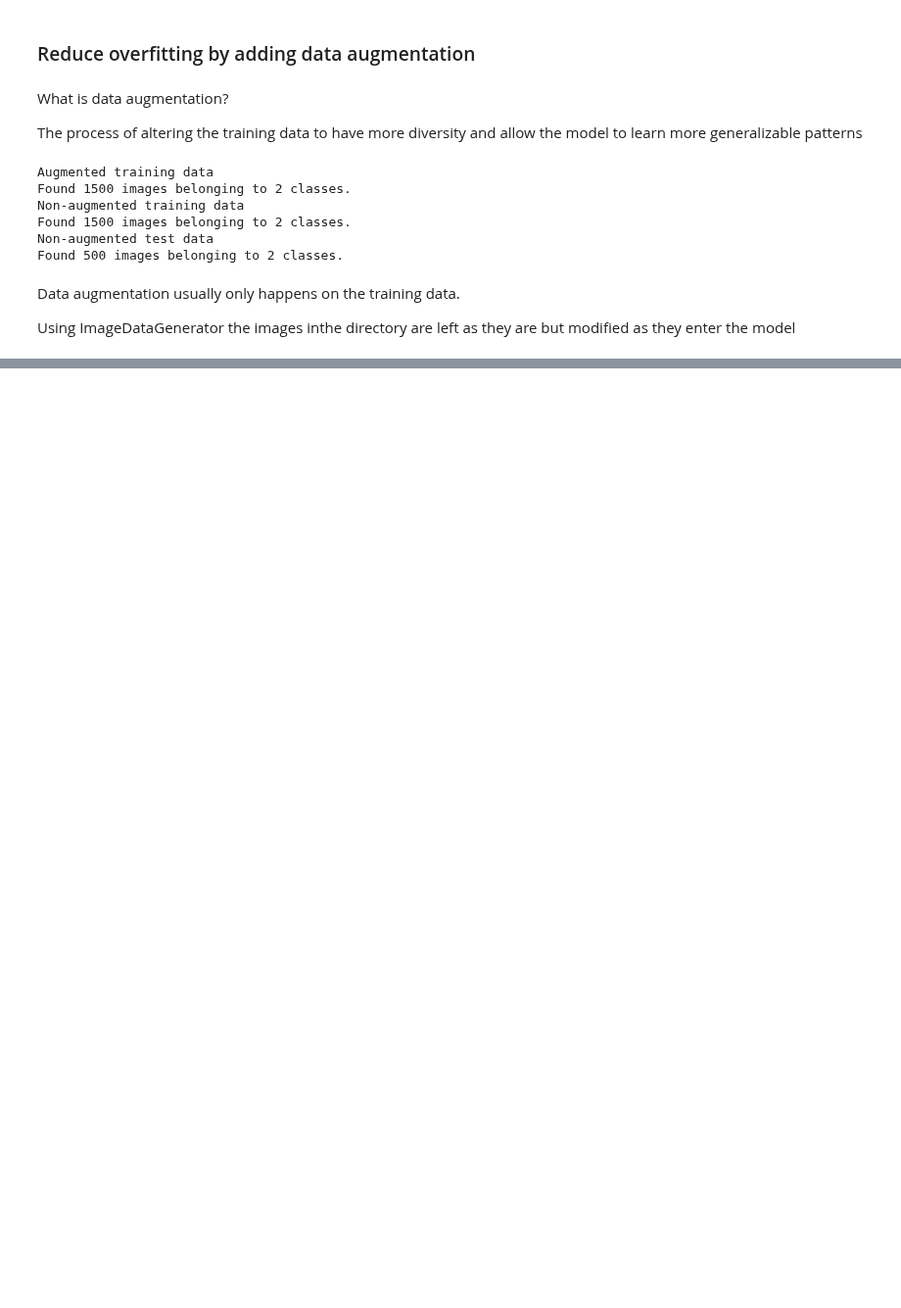
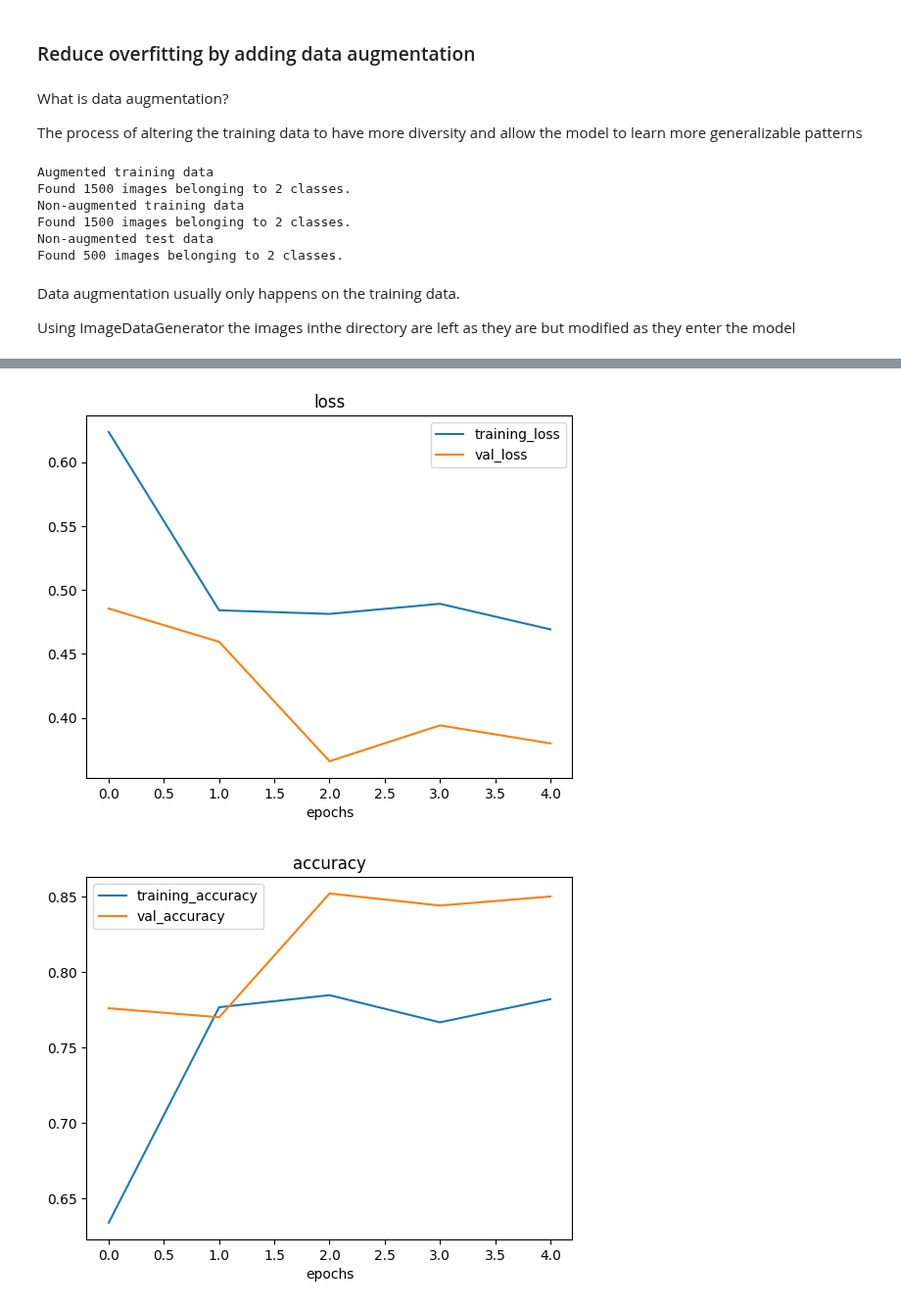
Before and after one commit to kacper-dobrow/tensorflow-course, a Jupyter notebook: 03_introduction_to_CNN_and_computer_vision.ipynb, the cells around one changed output, grey strips where cells are left out. Shown at 98% size. Drawn from its saved outputs; the diff is of its cells as text; code cells hidden in the pictures; blank space fills up the shorter version.

```diff
--- a/03_introduction_to_CNN_and_computer_vision.ipynb
+++ b/03_introduction_to_CNN_and_computer_vision.ipynb
@@ -684,0 +760,6 @@ NameError: ignored
+# %%
+# Import data and augment it from training directory
+print('Augmented training data')
+train_data_augmented_shuffled = train_datagen_augmented.flow_from_directory(train_dir,
+                                                                   target_size = (224, 224),
+                                                                   class_mode = 'binary')
@@ -684,0 +769,22 @@ NameError: ignored
+# %%
+# Build the same model as model_6 but train it on shuffled data
+model_7 = Sequential([
+    Conv2D(10, 3, activation = 'relu', input_shape = (224, 224, 3)),
+    MaxPool2D(pool_size = 2), # choose the max pixel out of a (2, 2) kernel
+    Conv2D(10, 3, activation = 'relu'),
+    MaxPool2D(2), # the first argument is the pool_size. The default is 2 so it is optional
+    Conv2D(10, 3, activation = 'relu'),
+    MaxPool2D(),
+    Flatten(),
+    Dense(1, activation = 'sigmoid') # binary classification
+])
+# %%
+# Compile the model
+model_7.compile(Adam(), 'binary_crossentropy', 'accuracy')
+# %%
+# Fit the model
+history_7 = model_7.fit(train_data_augmented_shuffled,
+                        epochs = 5,
+                        steps_per_epoch = len(train_data_augmented_shuffled),
+                        validation_data = test_data,
+                        validation_steps = len(test_data))
@@ -684,0 +802,6 @@ NameError: ignored
+# %%
+# plot the loss curves
+plot_loss_curves(history_7)
+# %% [output]
+[figure, added]
+[figure, added]
```
Also changed, not shown: parts of 45 cells of this notebook.
